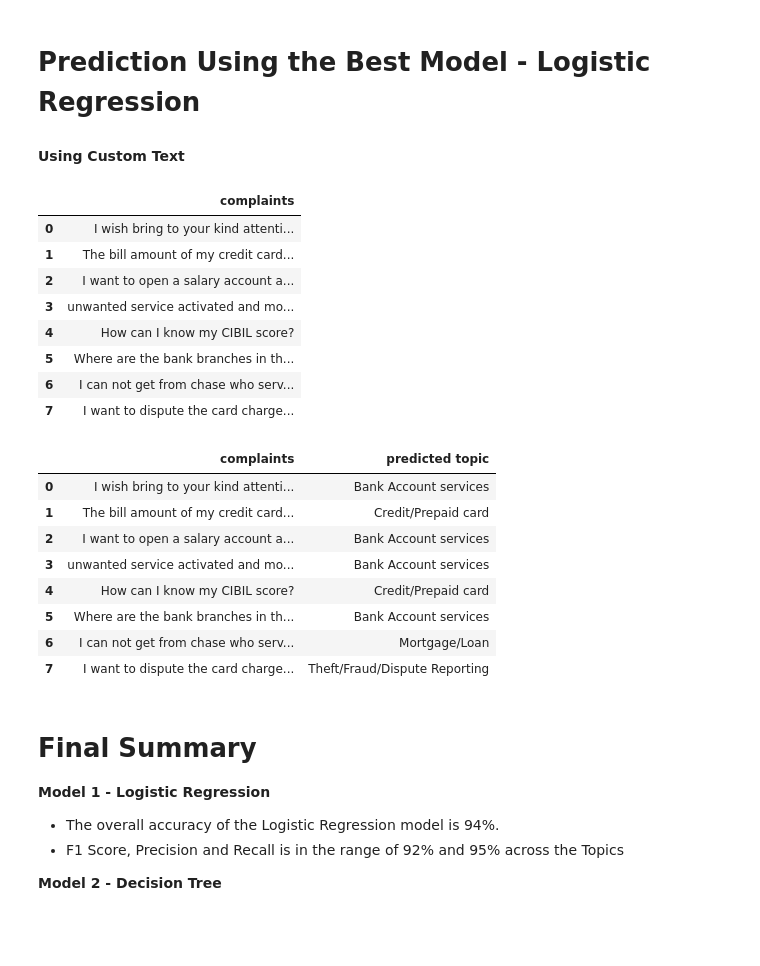
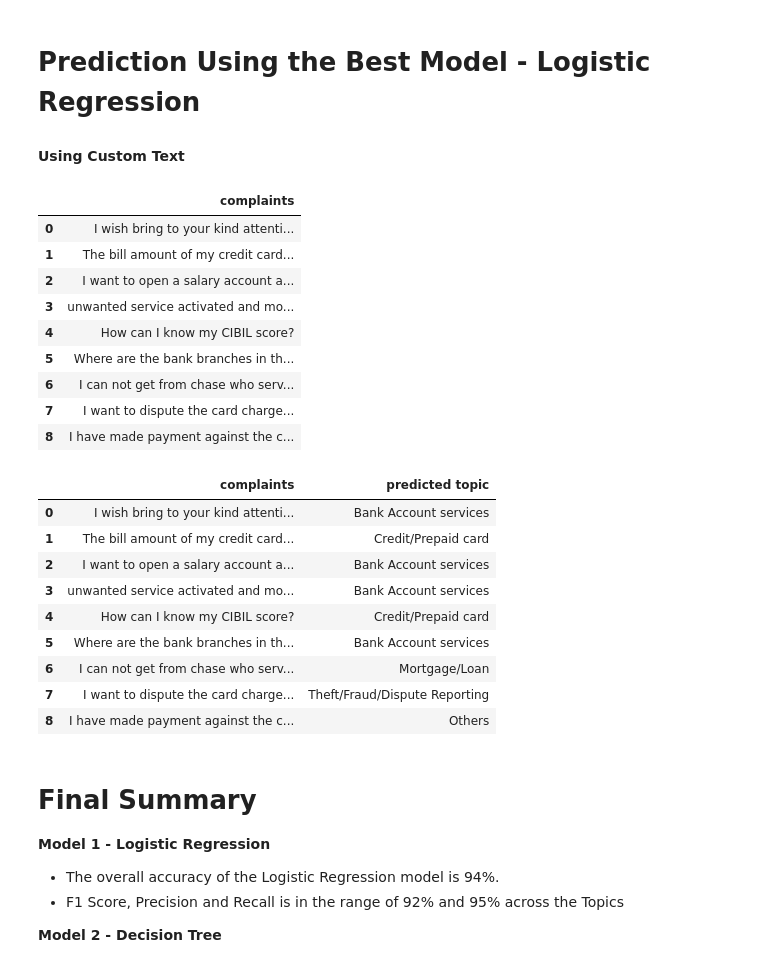
Before and after one commit to ShashankPawas/NLP-Ticket-Classification, a Jupyter notebook: Automatic_Ticket_Classification_Assignment-ShashankPawaskar_Final.ipynb, the cells around one changed output. Cells and saved outputs as stored; diff of their text form; code cells hidden in the pictures; blank space fills up the shorter version.

```diff
--- a/Automatic_Ticket_Classification_Assignment-ShashankPawaskar_Final.ipynb
+++ b/Automatic_Ticket_Classification_Assignment-ShashankPawaskar_Final.ipynb
@@ -1407,24 +1724,26 @@ f1_summary
 # %%
 # Create a dataframe of some sample customer complaints
 df_complaints = pd.DataFrame({'complaints': ["I wish bring to your kind attention that I am having problems withdrawing money from my bank account. I hold an account under the names",
                                   "The bill amount of my credit card was debited twice. Please look into the matter and resolve at the earliest.",
                                   "I want to open a salary account at your downtown branch. Please provide me the procedure.",
                                   "unwanted service activated and money deducted automatically ",
                                   "How can I know my CIBIL score?",
-                                  "Where are the bank branches in the city of Patna?",
+                                  "Where are the bank branches in the city of Hyderabad?",
                                   "I can not get from chase who services my mortgage, who owns it and who has original loan docs",
-                                  "I want to dispute the card charges, as I think my card details have been stolen and hence want to report fraud transaction"]})
+                                  "I want to dispute the card charges, as I think my card details have been stolen and hence want to report fraud transaction",
+                                  "I have made payment against the claim and outstanding balances for all accounts, what are the payments still pending"]})
 df_complaints
 # %% [output]
 |  | complaints |
 | 0 | I wish bring to your kind attenti... |
 | 1 | The bill amount of my credit card... |
 | 2 | I want to open a salary account a... |
 | 3 | unwanted service activated and mo... |
 | 4 | How can I know my CIBIL score? |
 | 5 | Where are the bank branches in th... |
 | 6 | I can not get from chase who serv... |
 | 7 | I want to dispute the card charge... |
+| 8 | I have made payment against the c... |
 # %%
 # Function to predict a topic for custom text
 
@@ -1455,6 +1774,7 @@ df_complaints
 | 5 | Where are the bank branches in th... | Bank Account services |
 | 6 | I can not get from chase who serv... | Mortgage/Loan |
 | 7 | I want to dispute the card charge... | Theft/Fraud/Dispute Reporting |
+| 8 | I have made payment against the c... | Others |
 # %% [markdown]
 # Final Summary
 
```
Also changed, not shown: parts of 56 cells of this notebook, 2 other files.
